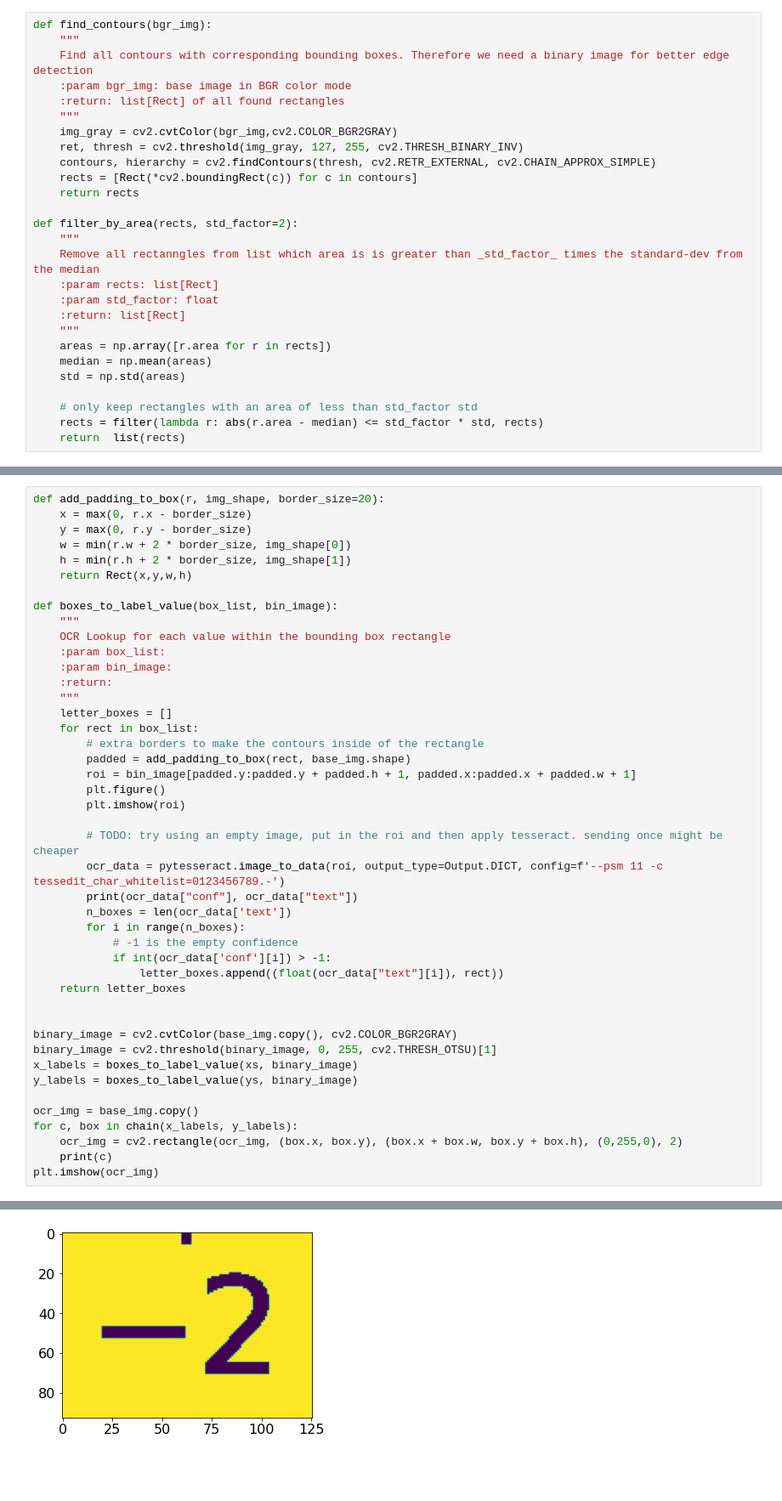
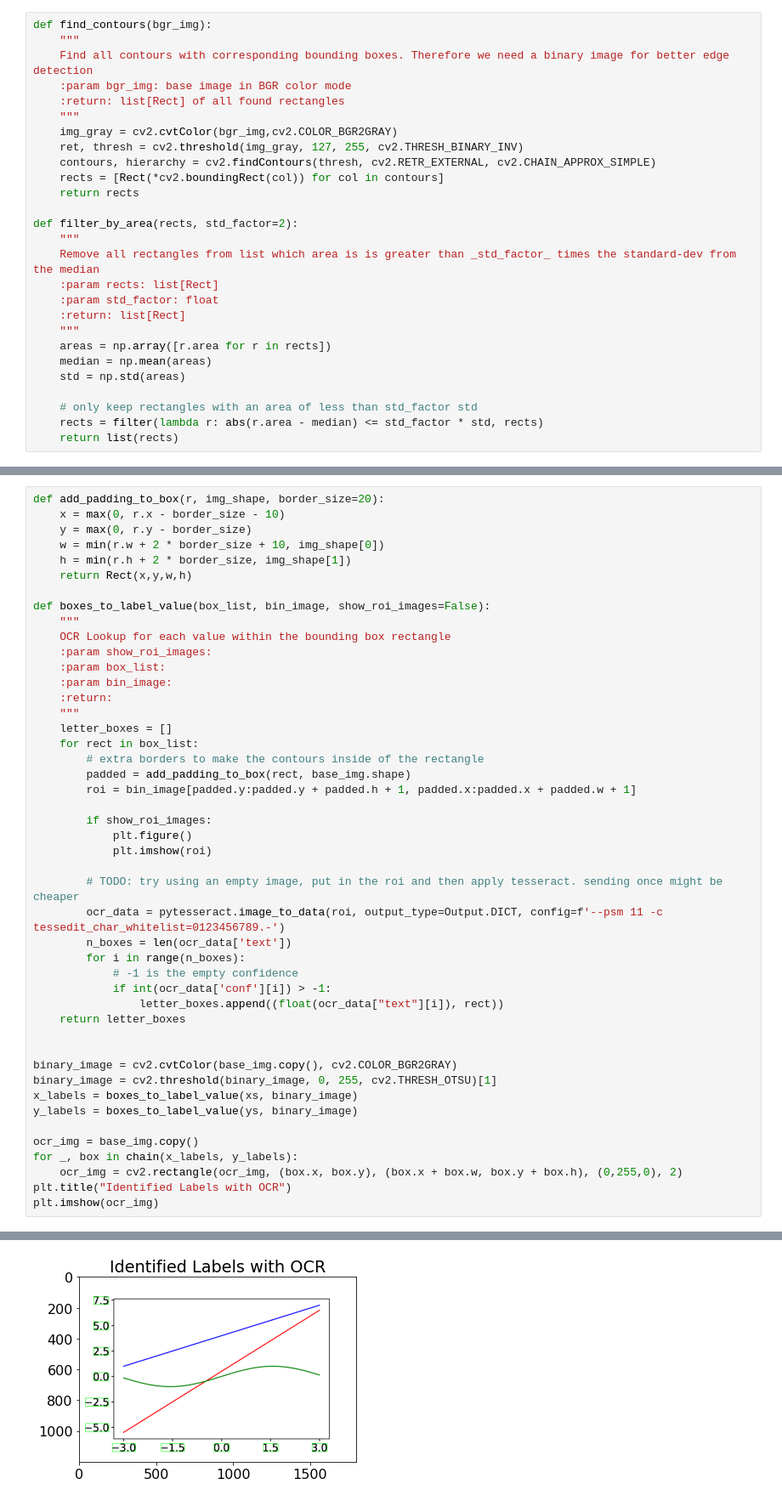
Before and after one commit to almajo/reverse-plot, a Jupyter notebook: prototype.ipynb, the cells around one changed output, grey strips where cells are left out. Shown at 85% size. Cells and saved outputs as stored; diff of their text form; blank space fills up the shorter version.

```diff
--- a/prototype.ipynb
+++ b/prototype.ipynb
@@ -73,12 +98,12 @@ def find_contours(bgr_img):
     img_gray = cv2.cvtColor(bgr_img,cv2.COLOR_BGR2GRAY)
     ret, thresh = cv2.threshold(img_gray, 127, 255, cv2.THRESH_BINARY_INV)
     contours, hierarchy = cv2.findContours(thresh, cv2.RETR_EXTERNAL, cv2.CHAIN_APPROX_SIMPLE)
-    rects = [Rect(*cv2.boundingRect(c)) for c in contours]
+    rects = [Rect(*cv2.boundingRect(col)) for col in contours]
     return rects
 
 def filter_by_area(rects, std_factor=2):
     """
-    Remove all rectanngles from list which area is is greater than _std_factor_ times the standard-dev from the median
+    Remove all rectangles from list which area is is greater than _std_factor_ times the standard-dev from the median
     :param rects: list[Rect]
     :param std_factor: float
     :return: list[Rect]
@@ -89,7 +114,7 @@ def filter_by_area(rects, std_factor=2):
 
     # only keep rectangles with an area of less than std_factor std
     rects = filter(lambda r: abs(r.area - median) <= std_factor * std, rects)
-    return  list(rects)
+    return list(rects)
 # %%
 def group_rects_per_axis(rects):
     """
@@ -177,14 +209,15 @@ for ax, r in zip(axes, [rectangles, filtered, (xs, ys)]):
 # %%
 def add_padding_to_box(r, img_shape, border_size=20):
-    x = max(0, r.x - border_size)
+    x = max(0, r.x - border_size - 10)
     y = max(0, r.y - border_size)
-    w = min(r.w + 2 * border_size, img_shape[0])
+    w = min(r.w + 2 * border_size + 10, img_shape[0])
     h = min(r.h + 2 * border_size, img_shape[1])
     return Rect(x,y,w,h)
 
-def boxes_to_label_value(box_list, bin_image):
+def boxes_to_label_value(box_list, bin_image, show_roi_images=False):
     """
     OCR Lookup for each value within the bounding box rectangle
+    :param show_roi_images:
     :param box_list:
     :param bin_image:
     :return:
@@ -194,12 +227,13 @@ def boxes_to_label_value(box_list, bin_image):
         # extra borders to make the contours inside of the rectangle
         padded = add_padding_to_box(rect, base_img.shape)
         roi = bin_image[padded.y:padded.y + padded.h + 1, padded.x:padded.x + padded.w + 1]
-        plt.figure()
-        plt.imshow(roi)
+
+        if show_roi_images:
+            plt.figure()
+            plt.imshow(roi)
 
         # TODO: try using an empty image, put in the roi and then apply tesseract. sending once might be cheaper
         ocr_data = pytesseract.image_to_data(roi, output_type=Output.DICT, config=f'--psm 11 -c tessedit_char_whitelist=0123456789.-')
-        print(ocr_data["conf"], ocr_data["text"])
         n_boxes = len(ocr_data['text'])
         for i in range(n_boxes):
             # -1 is the empty confidence
@@ -214,8 +248,8 @@ x_labels = boxes_to_label_value(xs, binary_image)
 y_labels = boxes_to_label_value(ys, binary_image)
 
 ocr_img = base_img.copy()
-for c, box in chain(x_labels, y_labels):
+for _, box in chain(x_labels, y_labels):
     ocr_img = cv2.rectangle(ocr_img, (box.x, box.y), (box.x + box.w, box.y + box.h), (0,255,0), 2)
-    print(c)
+plt.title("Identified Labels with OCR")
 plt.imshow(ocr_img)
 # %% [output]
@@ -237 +257 @@ plt.imshow(ocr_img)
-[figure, old version]
+[figure, new version]
```
Also changed, not shown: parts of 11 cells of this notebook.
